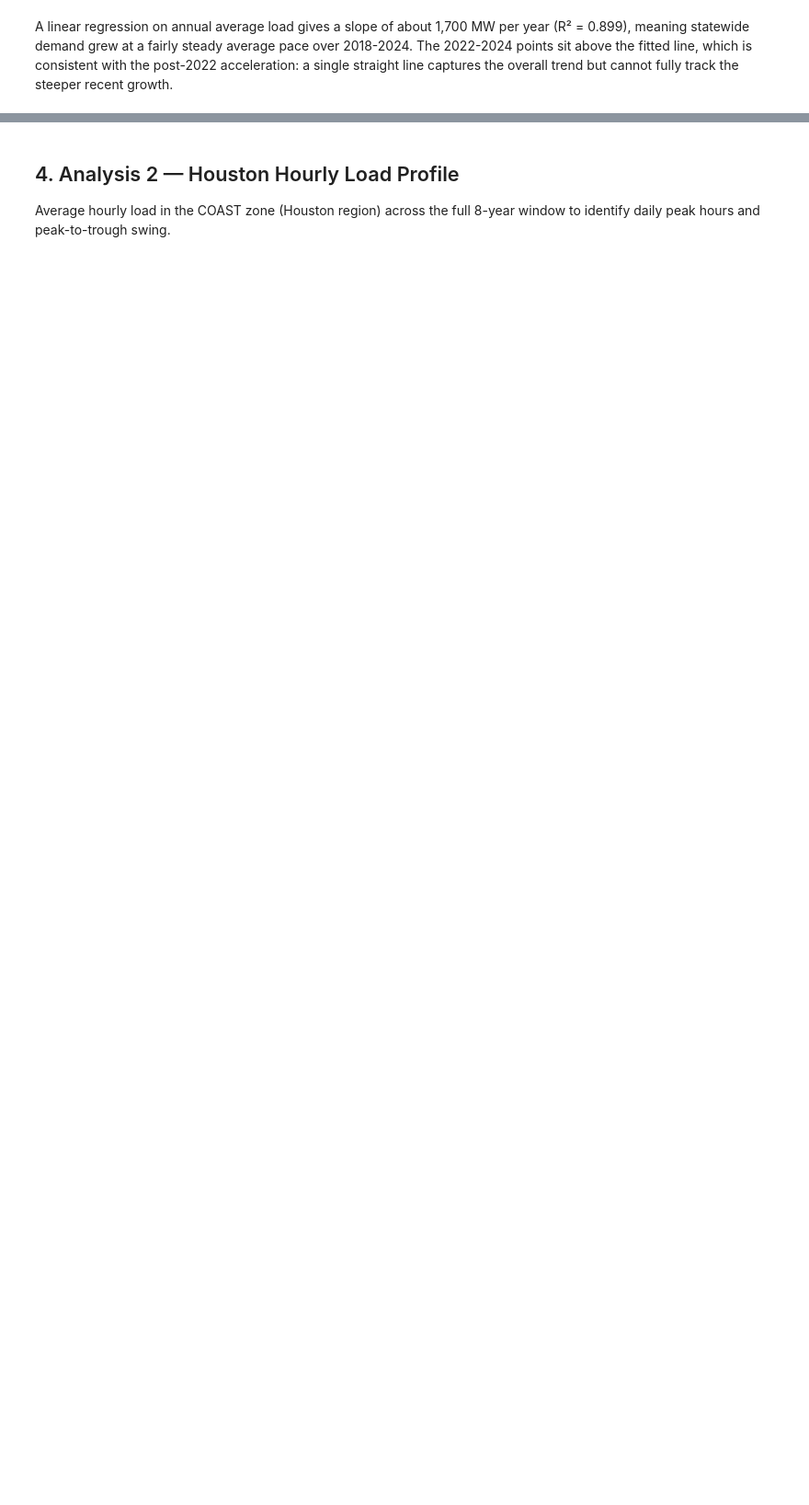
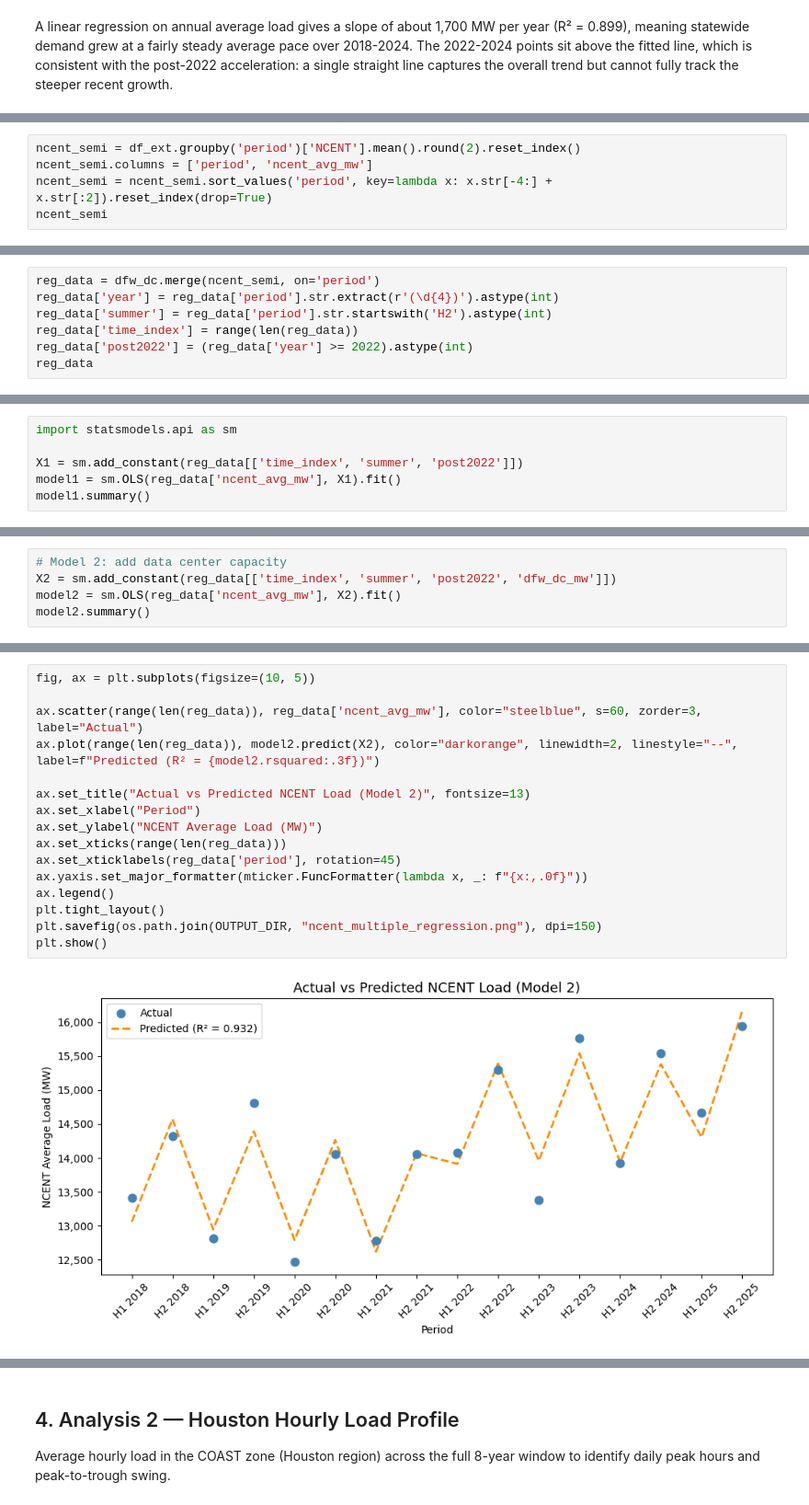
Before and after one commit to ZHLuo-Dev/ercot-texas-power-grid-analysis, a Jupyter notebook: ercot_power_grid_analysis.ipynb, the cells around one changed output, grey strips where cells are left out. Shown at 92% size. Saved outputs shown, nothing was run; the diff lists cells and outputs as text; blank space fills up the shorter version.

```diff
--- a/ercot_power_grid_analysis.ipynb
+++ b/ercot_power_grid_analysis.ipynb
@@ -198,0 +269,5 @@ A linear regression on annual average load gives a slope of about 1,700 MW per y
+# %%
+ncent_semi = df_ext.groupby('period')['NCENT'].mean().round(2).reset_index()
+ncent_semi.columns = ['period', 'ncent_avg_mw']
+ncent_semi = ncent_semi.sort_values('period', key=lambda x: x.str[-4:] + x.str[:2]).reset_index(drop=True)
+ncent_semi
@@ -198,0 +300,7 @@ A linear regression on annual average load gives a slope of about 1,700 MW per y
+# %%
+reg_data = dfw_dc.merge(ncent_semi, on='period')
+reg_data['year'] = reg_data['period'].str.extract(r'(\d{4})').astype(int)
+reg_data['summer'] = reg_data['period'].str.startswith('H2').astype(int)
+reg_data['time_index'] = range(len(reg_data))
+reg_data['post2022'] = (reg_data['year'] >= 2022).astype(int)
+reg_data
@@ -198,0 +338,6 @@ A linear regression on annual average load gives a slope of about 1,700 MW per y
+# %%
+import statsmodels.api as sm
+
+X1 = sm.add_constant(reg_data[['time_index', 'summer', 'post2022']])
+model1 = sm.OLS(reg_data['ncent_avg_mw'], X1).fit()
+model1.summary()
@@ -198,0 +381,5 @@ A linear regression on annual average load gives a slope of about 1,700 MW per y
+# %%
+# Model 2: add data center capacity
+X2 = sm.add_constant(reg_data[['time_index', 'summer', 'post2022', 'dfw_dc_mw']])
+model2 = sm.OLS(reg_data['ncent_avg_mw'], X2).fit()
+model2.summary()
@@ -198,0 +431,18 @@ A linear regression on annual average load gives a slope of about 1,700 MW per y
+# %%
+fig, ax = plt.subplots(figsize=(10, 5))
+
+ax.scatter(range(len(reg_data)), reg_data['ncent_avg_mw'], color="steelblue", s=60, zorder=3, label="Actual")
+ax.plot(range(len(reg_data)), model2.predict(X2), color="darkorange", linewidth=2, linestyle="--", label=f"Predicted (R² = {model2.rsquared:.3f})")
+
+ax.set_title("Actual vs Predicted NCENT Load (Model 2)", fontsize=13)
+ax.set_xlabel("Period")
+ax.set_ylabel("NCENT Average Load (MW)")
+ax.set_xticks(range(len(reg_data)))
+ax.set_xticklabels(reg_data['period'], rotation=45)
+ax.yaxis.set_major_formatter(mticker.FuncFormatter(lambda x, _: f"{x:,.0f}"))
+ax.legend()
+plt.tight_layout()
+plt.savefig(os.path.join(OUTPUT_DIR, "ncent_multiple_regression.png"), dpi=150)
+plt.show()
+# %% [output]
+[figure, added]
```
Also changed, not shown: parts of 18 cells of this notebook, 5 other files.
